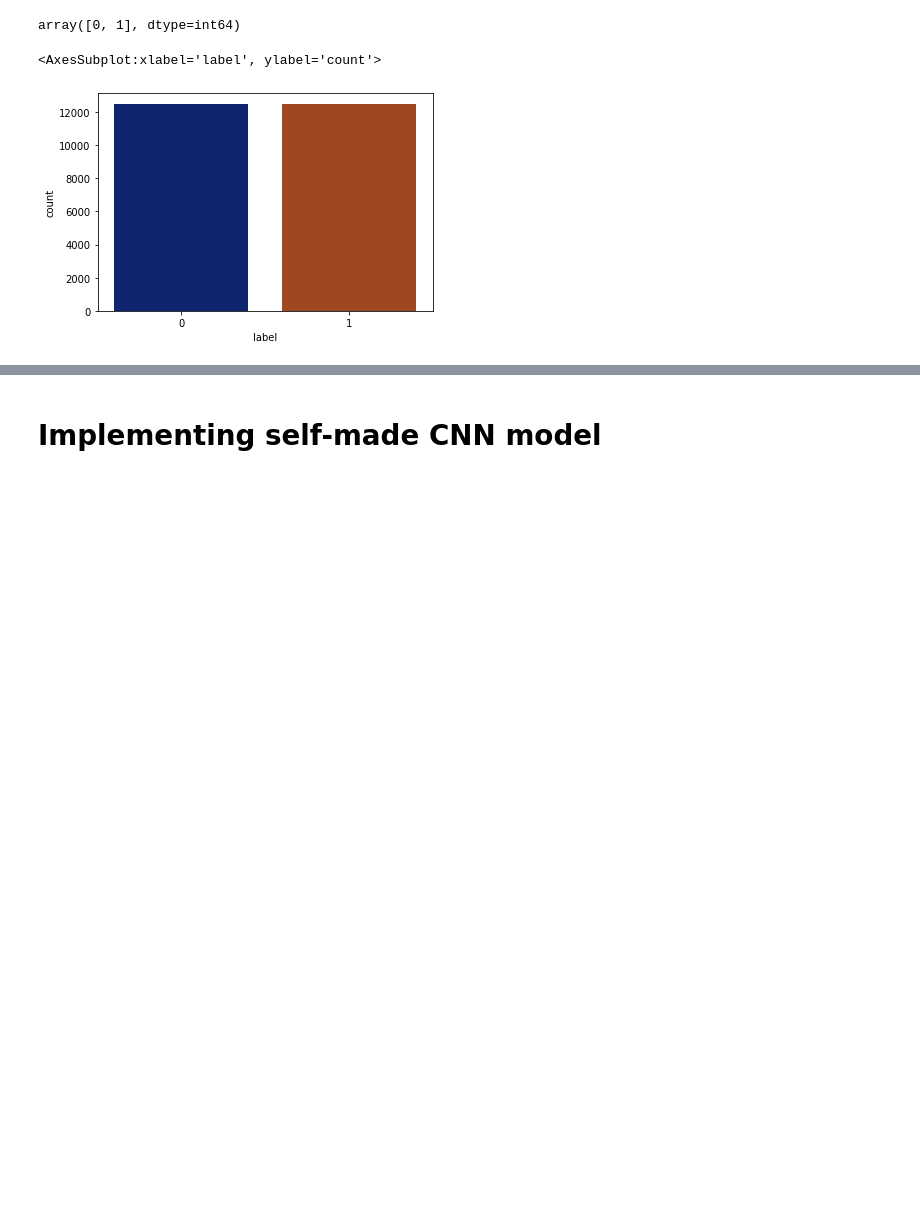
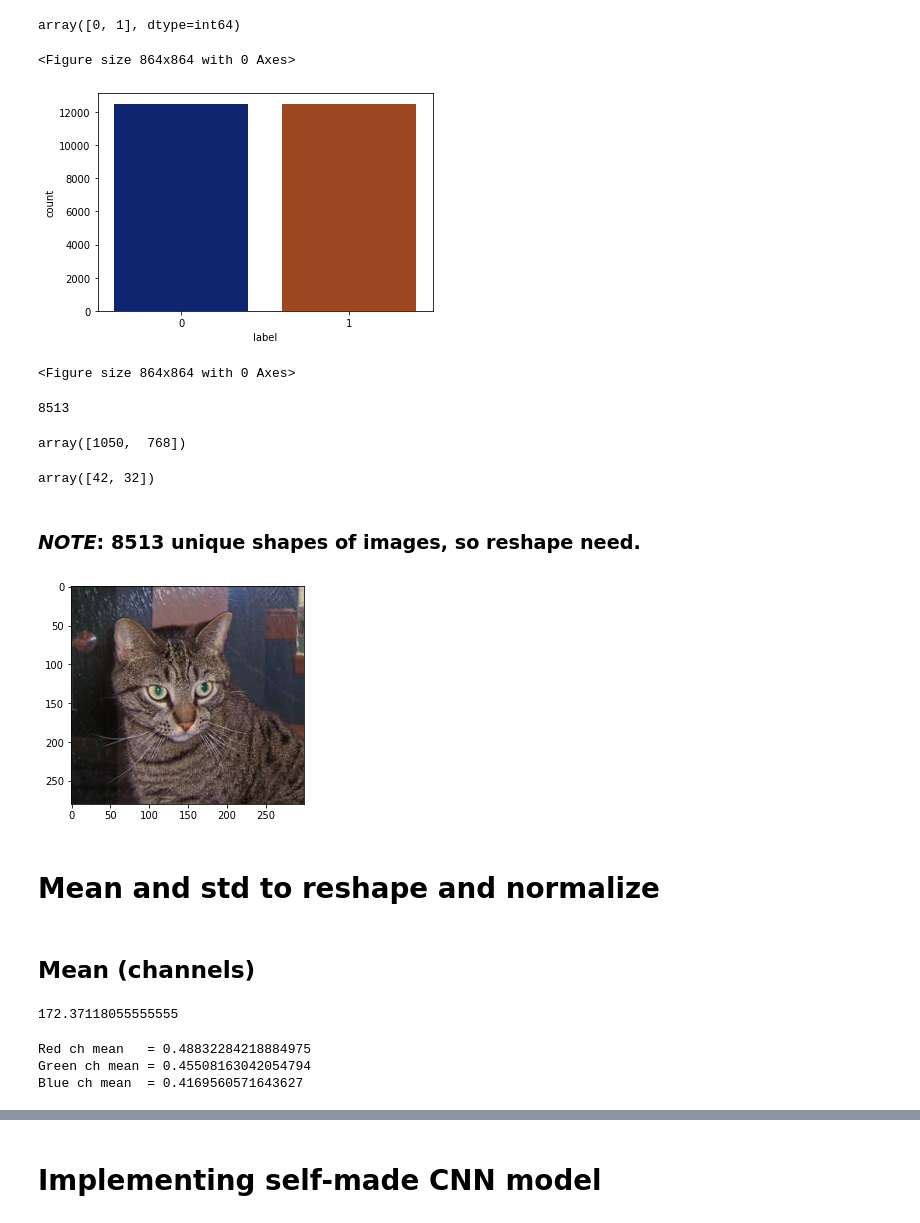
Before and after one commit to ivanshin/Cats_vs_dogs_vision, a Jupyter notebook: expirement_nb.ipynb, the cells around one changed output, grey strips where cells are left out. Cells and saved outputs as stored; diff of their text form; code cells hidden in the pictures; blank space fills up the shorter version.

```diff
--- a/expirement_nb.ipynb
+++ b/expirement_nb.ipynb
@@ -12,3 +14,9 @@ from matplotlib import pyplot as plt
+# %%
+# Gloval vars
+
+seed = 127
+train_path = 'data/train'
+train_batchsize = 64
 # %% [markdown]
 # Data first look
 # %%
@@ -51,6 +59,60 @@ df_train['label'].unique()
 array([0, 1], dtype=int64)
 # %%
 sns.countplot(data= df_train, x= 'label', palette= 'dark')
+plt.figure(figsize=(12,12))
 # %% [output]
-<AxesSubplot:xlabel='label', ylabel='count'>
+<Figure size 864x864 with 0 Axes>
 [figure]
+<Figure size 864x864 with 0 Axes>
+# %%
+shape_arr = []
+
+for i in range(0, df_train.shape[0]):
+    img_path = os.path.join(train_path, df_train['image'][i])
+
+    with Image.open(img_path) as img:
+        width, height = img.size
+        shape_arr.append((width, height))
+
+np.unique(shape_arr, axis= 0).__len__()
+# %% [output]
+8513
+# %%
+np.max(shape_arr, axis= 0)
+# %% [output]
+array([1050,  768])
+# %%
+np.min(shape_arr, axis= 0)
+# %% [output]
+array([42, 32])
+# %% [markdown]
+### *NOTE*: 8513 unique shapes of images, so reshape need.
+# %%
+img_path = os.path.join(train_path, df_train['image'][1])
+
+with Image.open(img_path) as img:
+    plt.imshow(img)
+# %% [output]
+[figure, added]
+# %% [markdown]
+# Mean and std to reshape and normalize
+# %% [markdown]
+## Mean (channels)
+# %%
+r_mean_arr = []
+g_mean_arr = []
+b_mean_arr = []
+
+for i in range(0, df_train.shape[0]):
+    img_path = os.path.join(train_path, df_train['image'][i])
+
+    with Image.open(img_path) as img:
+        img_np = np.array(img.getdata()).reshape(img.size[0], img.size[1], 3)
+
+        r_mean, g_mean, b_mean = np.mean(img_np, axis= (0,1))
+
+        r_mean_arr.append(r_mean)
+        g_mean_arr.append(g_mean)
+        b_mean_arr.append(b_mean)
+# %% [output]
+172.37118055555555
@@ -56,0 +123,6 @@ sns.countplot(data= df_train, x= 'label', palette= 'dark')
+# %%
+print(f"Red ch mean   = {R_MEAN}\nGreen ch mean = {G_MEAN}\nBlue ch mean  = {B_MEAN}")
+# %% [output]
+Red ch mean   = 0.48832284218884975
+Green ch mean = 0.45508163042054794
+Blue ch mean  = 0.4169560571643627
```
Also changed, not shown: parts of 14 cells of this notebook, 1 other file.
